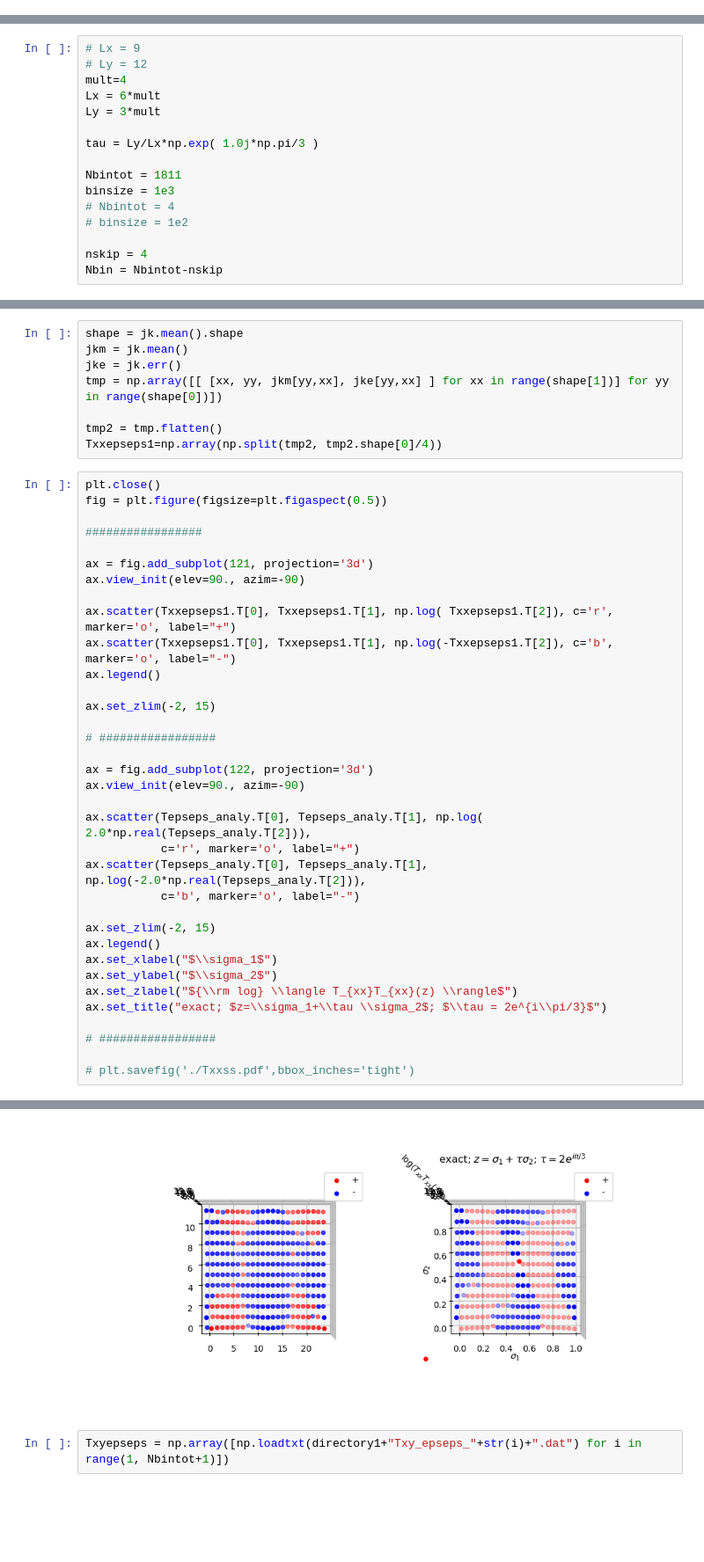
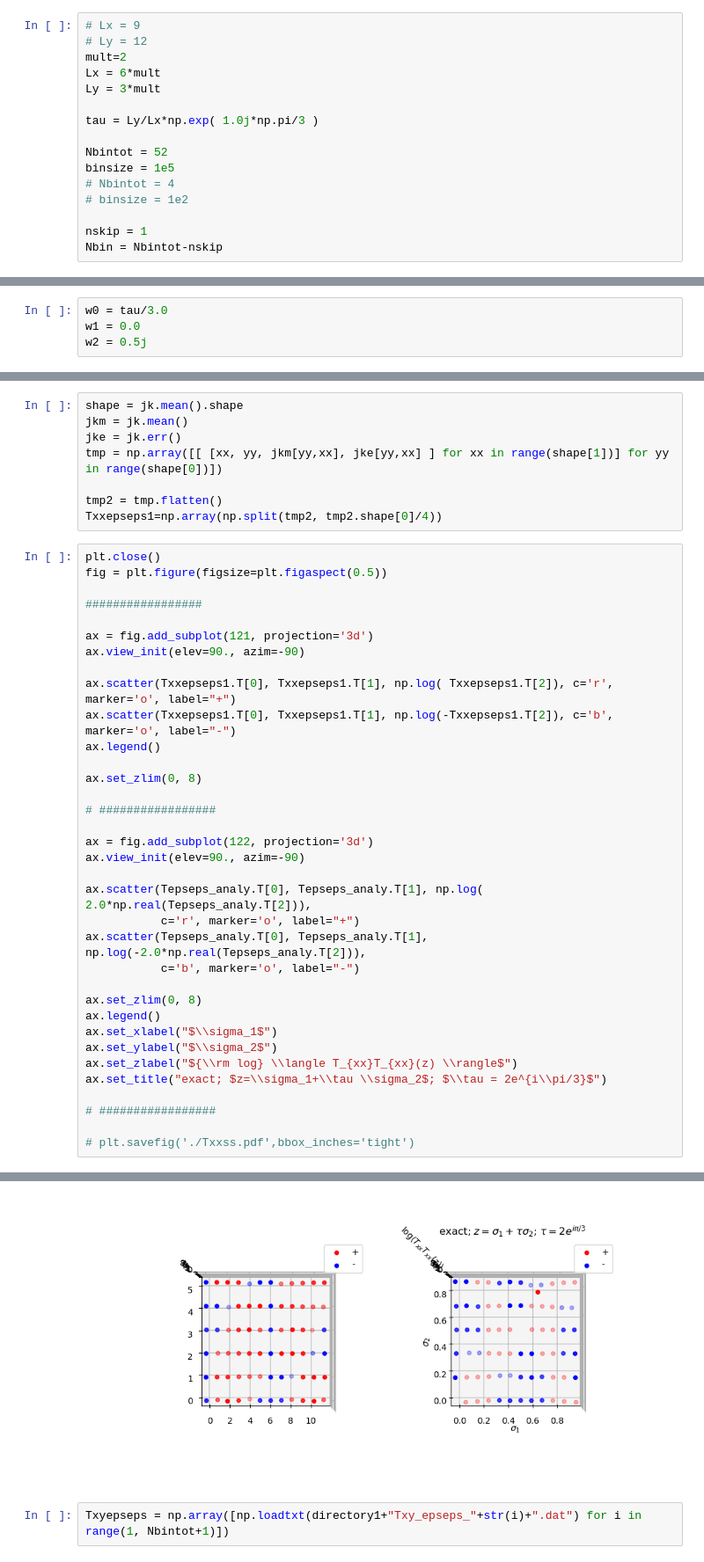
Before and after one commit to nobuyukimatsumoto68/hex, a Jupyter notebook: analysis.ipynb, the cells around one changed output, grey strips where cells are left out. Shown at 88% size. Saved outputs shown, nothing was run; the diff lists cells and outputs as text; blank space fills up the shorter version.

```diff
--- a/analysis.ipynb
+++ b/analysis.ipynb
@@ -10,6 +10,22 @@ import scipy.optimize
 from mpl_toolkits.mplot3d import Axes3D
 
 %matplotlib widget
+# %%
+# Lx = 9
+# Ly = 12
+mult=2
+Lx = 6*mult
+Ly = 3*mult
+
+tau = Ly/Lx*np.exp( 1.0j*np.pi/3 )
+
+Nbintot = 52
+binsize = 1e5
+# Nbintot = 4
+# binsize = 1e2
+
+nskip = 1
+Nbin = Nbintot-nskip
 # %%
 class Jackknife:
     def do_it( self ):
@@ -627,16 +405,0 @@ def Deps_1pt_analytic():
-# %%
-# Lx = 9
-# Ly = 12
-mult=4
-Lx = 6*mult
-Ly = 3*mult
-
-tau = Ly/Lx*np.exp( 1.0j*np.pi/3 )
-
-Nbintot = 1811
-binsize = 1e3
-# Nbintot = 4
-# binsize = 1e2
-
-nskip = 4
-Nbin = Nbintot-nskip
@@ -656,0 +814,4 @@ g3 = 4.0 * e1*e2*e3
+# %%
+w0 = tau/3.0
+w1 = 0.0
+w2 = 0.5j
@@ -1410,36 +1603,36 @@ fig = plt.figure(figsize=plt.figaspect(0.5))
 
 ax = fig.add_subplot(121, projection='3d')
 ax.view_init(elev=90., azim=-90)
 
 ax.scatter(Txxepseps1.T[0], Txxepseps1.T[1], np.log( Txxepseps1.T[2]), c='r', marker='o', label="+")
 ax.scatter(Txxepseps1.T[0], Txxepseps1.T[1], np.log(-Txxepseps1.T[2]), c='b', marker='o', label="-")
 ax.legend()
 
-ax.set_zlim(-2, 15)
+ax.set_zlim(0, 8)
 
 # #################
 
 ax = fig.add_subplot(122, projection='3d')
 ax.view_init(elev=90., azim=-90)
 
 ax.scatter(Tepseps_analy.T[0], Tepseps_analy.T[1], np.log( 2.0*np.real(Tepseps_analy.T[2])),
            c='r', marker='o', label="+")
 ax.scatter(Tepseps_analy.T[0], Tepseps_analy.T[1], np.log(-2.0*np.real(Tepseps_analy.T[2])),
            c='b', marker='o', label="-")
 
-ax.set_zlim(-2, 15)
+ax.set_zlim(0, 8)
 ax.legend()
 ax.set_xlabel("$\\sigma_1$")
 ax.set_ylabel("$\\sigma_2$")
 ax.set_zlabel("${\\rm log} \\langle T_{xx}T_{xx}(z) \\rangle$")
 ax.set_title("exact; $z=\\sigma_1+\\tau \\sigma_2$; $\\tau = 2e^{i\\pi/3}$")
 
 # #################
 
 # plt.savefig('./Txxss.pdf',bbox_inches='tight')
 # %% [output]
 Text(0.5, 0.92, 'exact; $z=\\sigma_1+\\tau \\sigma_2$; $\\tau = 2e^{i\\pi/3}$')
-[figure, old version]
+[figure, new version]
 # %%
 Txyepseps = np.array([np.loadtxt(directory1+"Txy_epseps_"+str(i)+".dat") for i in range(1, Nbintot+1)])
 # %%
```
Also changed, not shown: parts of 141 cells of this notebook, 1 other file.
